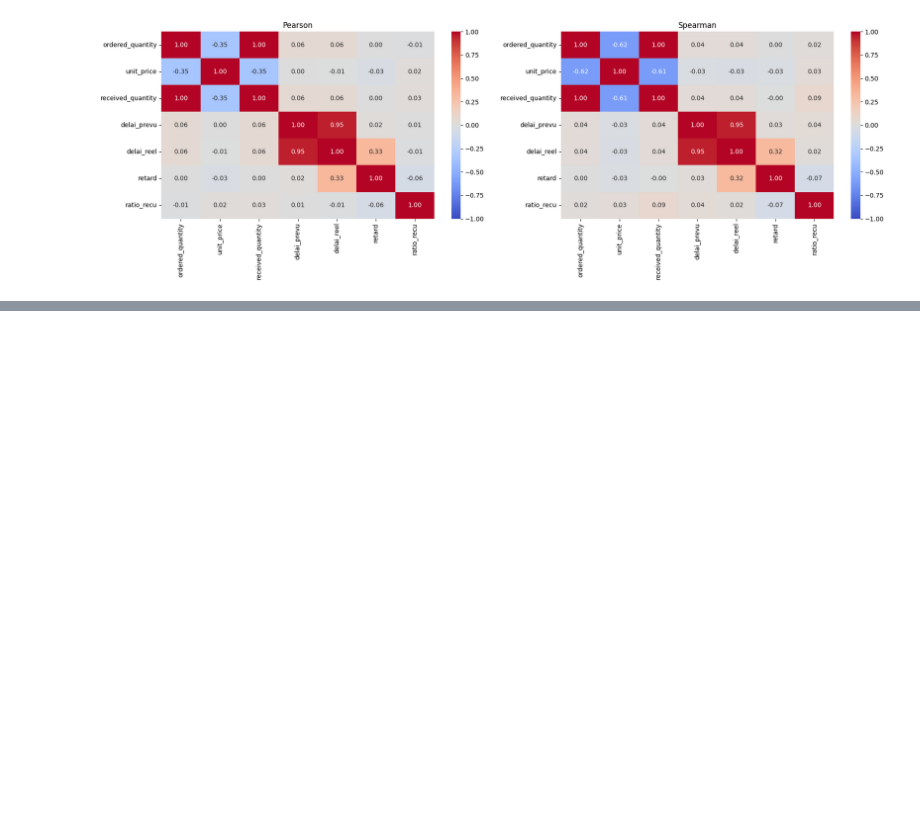
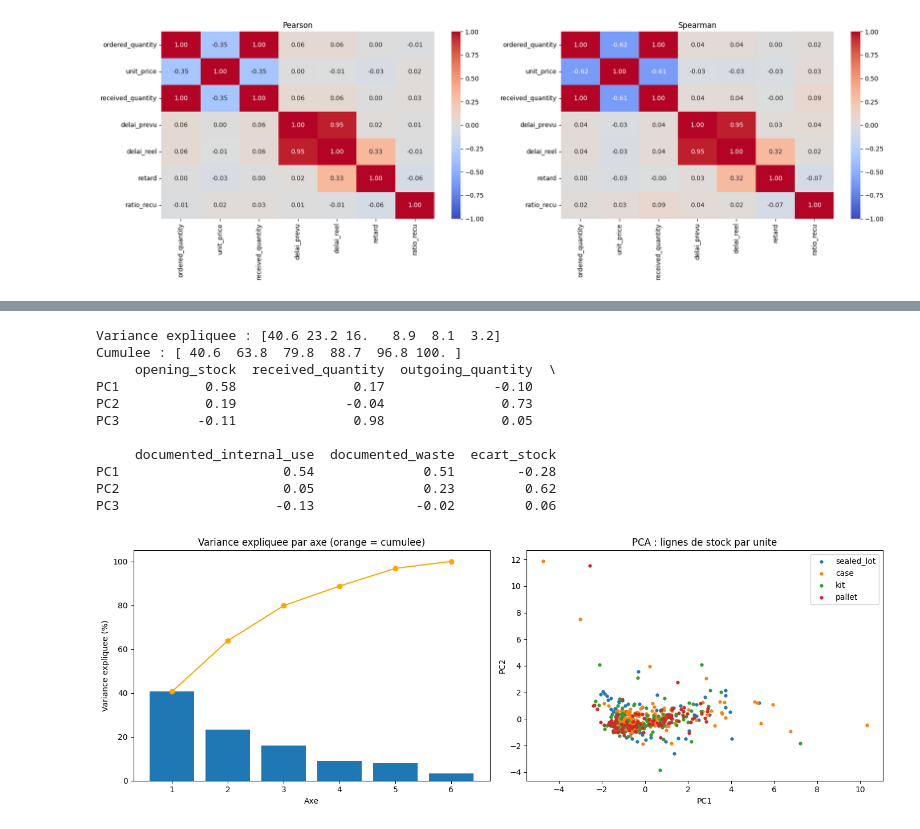
Before and after one commit to Sheik-info/20262027-UE-DataMining-Project, a Jupyter notebook: logistics.ipynb, the cells around one changed output, grey strips where cells are left out. Drawn from its saved outputs; the diff is of its cells as text; code cells hidden in the pictures; blank space fills up the shorter version.

```diff
--- a/logistics.ipynb
+++ b/logistics.ipynb
@@ -1235,0 +1288,16 @@ max          41.00       48.00    7.00        1.00
+# %%
+colonnes_cluster = ['opening_stock', 'received_quantity', 'outgoing_quantity',
+                    'documented_internal_use', 'documented_waste', 'ecart_stock']
+
+df_std = df_invm.copy()
+for col in colonnes_cluster:
+    df_std[col] = df_invm.groupby('unit')[col].transform(lambda x: (x - x.mean()) / x.std())
+
+# verification : moyenne = 0 et ecart-type = 1 pour chaque unite
+print(df_std.groupby('unit')[colonnes_cluster].mean().round(2))
+print(df_std.groupby('unit')[colonnes_cluster].std().round(2))
+
+# valeurs extremes apres standardisation
+print(df_std[colonnes_cluster].describe().round(2).T[['min', 'max']])
+print("Lignes avec au moins une valeur a plus de 3 ecarts-types :",
+      (df_std[colonnes_cluster].abs() > 3).any(axis=1).sum())
@@ -1235,0 +1333,48 @@ max          41.00       48.00    7.00        1.00
+# %%
+from sklearn.decomposition import PCA
+
+pca = PCA()
+coords = pca.fit_transform(df_std[colonnes_cluster])
+
+# variance expliquee par chaque axe
+variance = pca.explained_variance_ratio_
+print("Variance expliquee :", (variance * 100).round(1))
+print("Cumulee :", (variance.cumsum() * 100).round(1))
+
+# poids des variables sur les 3 premiers axes
+poids = pd.DataFrame(pca.components_[:3], columns=colonnes_cluster, index=['PC1', 'PC2', 'PC3'])
+print(poids.round(2))
+
+plt.figure(figsize=(14, 5))
+
+plt.subplot(1, 2, 1)
+plt.bar(range(1, 7), variance * 100)
+plt.plot(range(1, 7), variance.cumsum() * 100, 'o-', color='orange')
+plt.xlabel('Axe')
+plt.ylabel('Variance expliquee (%)')
+plt.title('Variance expliquee par axe (orange = cumulee)')
+
+plt.subplot(1, 2, 2)
+for unite in df_std['unit'].unique():
+    masque = df_std['unit'] == unite
+    plt.scatter(coords[masque, 0], coords[masque, 1], s=12, label=unite)
+plt.xlabel('PC1')
+plt.ylabel('PC2')
+plt.legend()
+plt.title('PCA : lignes de stock par unite')
+
+plt.tight_layout()
+plt.show()
+# %% [output]
+Variance expliquee : [40.6 23.2 16.   8.9  8.1  3.2]
+Cumulee : [ 40.6  63.8  79.8  88.7  96.8 100. ]
+     opening_stock  received_quantity  outgoing_quantity  \
+PC1           0.58               0.17              -0.10
+PC2           0.19              -0.04               0.73
+PC3          -0.11               0.98               0.05
+
+     documented_internal_use  documented_waste  ecart_stock
+PC1                     0.54              0.51        -0.28
+PC2                     0.05              0.23         0.62
+PC3                    -0.13             -0.02         0.06
+[figure, added]
```
Also changed, not shown: parts of 38 cells of this notebook.
